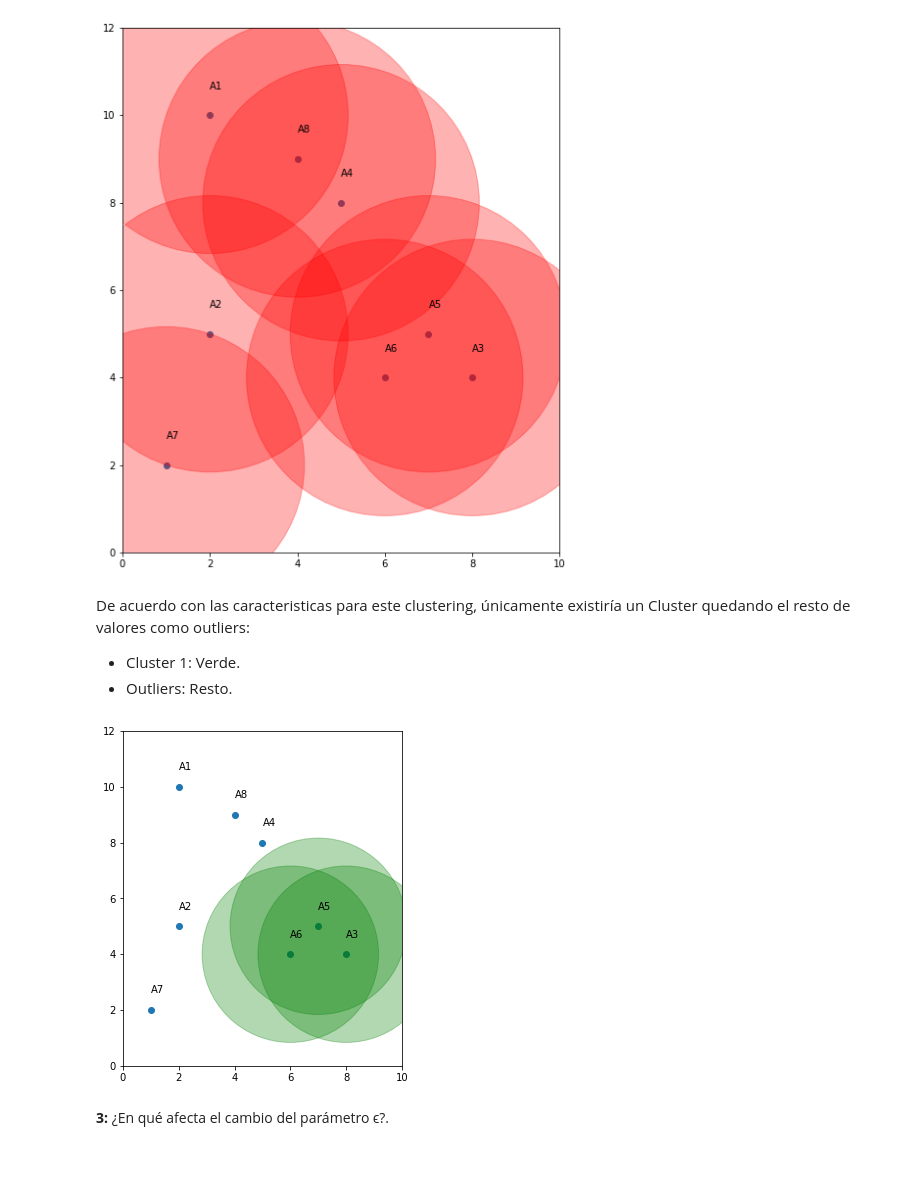
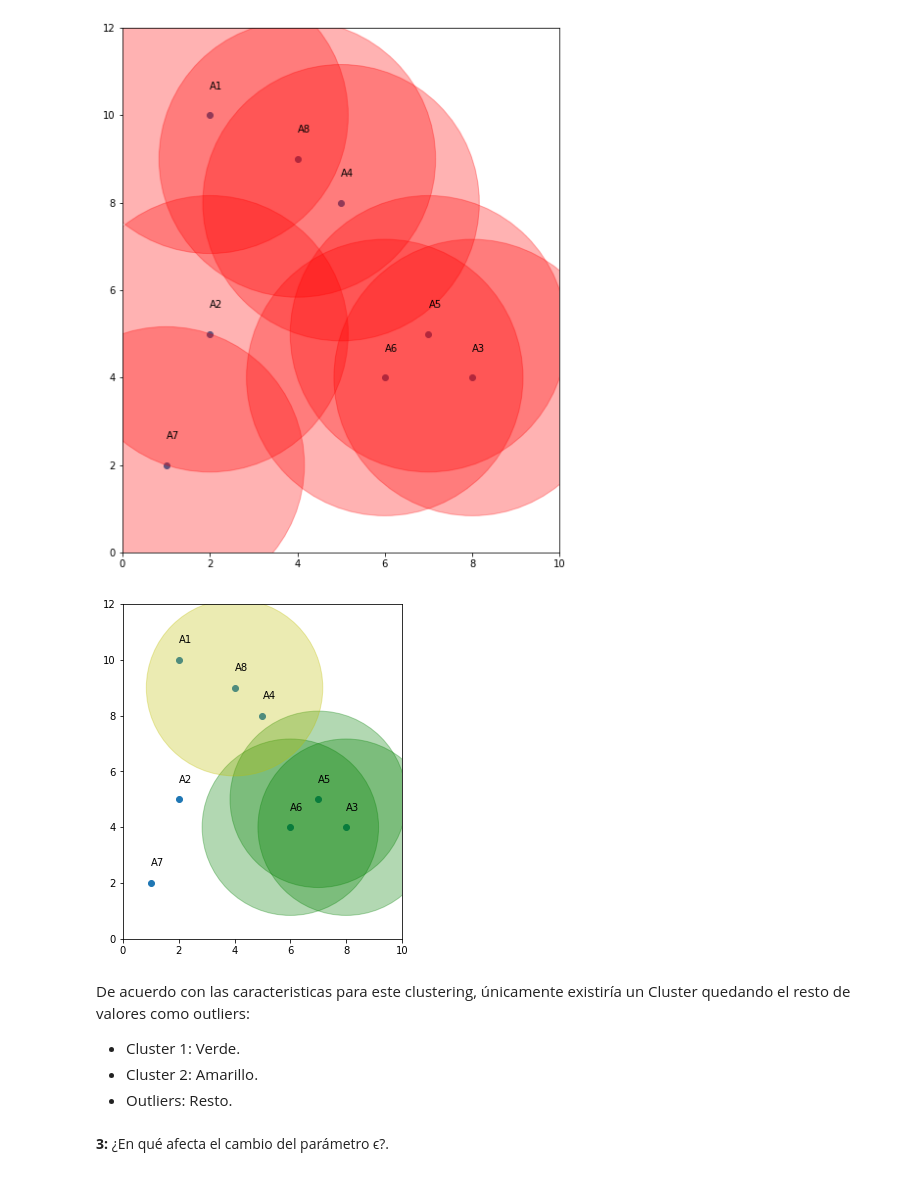
Before and after one commit to Vic-silo/Master_EIP, a Jupyter notebook: 10_Fundamentos_IA/5_Clustering/VictorSimoLozano_A5_FIA.ipynb, the cells around one changed output. Cells and saved outputs as stored; diff of their text form; code cells hidden in the pictures.

```diff
--- a/10_Fundamentos_IA/5_Clustering/VictorSimoLozano_A5_FIA.ipynb
+++ b/10_Fundamentos_IA/5_Clustering/VictorSimoLozano_A5_FIA.ipynb
@@ -578,31 +578,38 @@ for i, txt in enumerate(coords.index):
                              RADIO, color='r', alpha=0.3))
 # %% [output]
 [figure]
+# %%
+# Radio de DBSCAN
+RADIO = math.sqrt(10)
+
+# Representacion de los datos
+# Parametrización area de gráfico
+fig, ax = plt.subplots(figsize=[5,10])
+ax.set(xlim=(0, 10), ylim = (0, 12))
+ax.set_aspect('equal')
+
+# Añadir figura de puntos
+fig = plt.scatter(x=coords['coorX'], y=coords['coorY'])
+
+# Añadir circulos a cada punto y su leyenda
+centros=['A5', 'A6', 'A3', 'A8']
+for i, txt in enumerate(coords.index):
+    plt.annotate(txt, (coords['coorX'].iat[i], coords['coorY'].iat[i]+0.6))
+    if txt == 'A5' or txt == 'A6' or txt == 'A3':
+        color = 'g'
+    elif txt=='A8':
+        color = 'y'
+
+    if txt in centros:
+        ax.add_artist(plt.Circle((coords['coorX'].iat[i], coords['coorY'].iat[i]),
+                         RADIO, color=color, alpha=0.3))
+# %% [output]
+[figure, added]
 # %% [markdown]
 De acuerdo con las caracteristicas para este clustering, únicamente existiría un Cluster quedando el resto de valores como outliers:
 - Cluster 1: Verde.
+- Cluster 2: Amarillo.
 - Outliers: Resto.
-# %%
-# Radio de DBSCAN
-RADIO = math.sqrt(10)
-
-# Representacion de los datos
-# Parametrización area de gráfico
-fig, ax = plt.subplots(figsize=[5,10])
-ax.set(xlim=(0, 10), ylim = (0, 12))
-ax.set_aspect('equal')
-
-# Añadir figura de puntos
-fig = plt.scatter(x=coords['coorX'], y=coords['coorY'])
-
-# Añadir circulos a cada punto y su leyenda
-for i, txt in enumerate(coords.index):
-    plt.annotate(txt, (coords['coorX'].iat[i], coords['coorY'].iat[i]+0.6))
-    if txt == 'A5' or txt == 'A6' or txt == 'A3':
-        ax.add_artist(plt.Circle((coords['coorX'].iat[i], coords['coorY'].iat[i]),
-                         RADIO, color='g' , alpha=0.3))
-# %% [output]
-[figure, removed]
 # %% [markdown]
 <div style="font-size:14px; text-align:justify"><b>3: </b>¿En qué afecta el cambio del parámetro ϵ?.</div>
 # %% [markdown]
```
Also changed, not shown: parts of 3 cells of this notebook.
